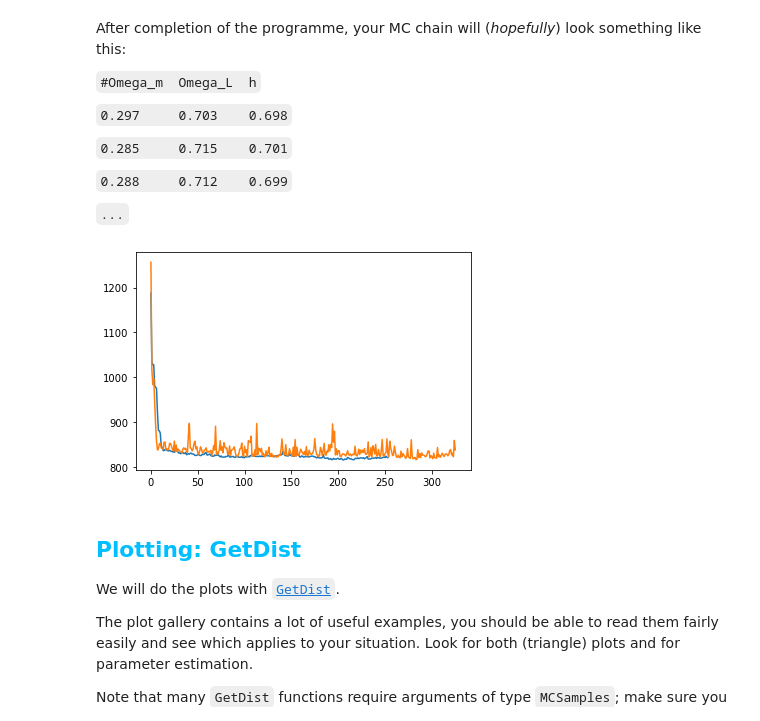
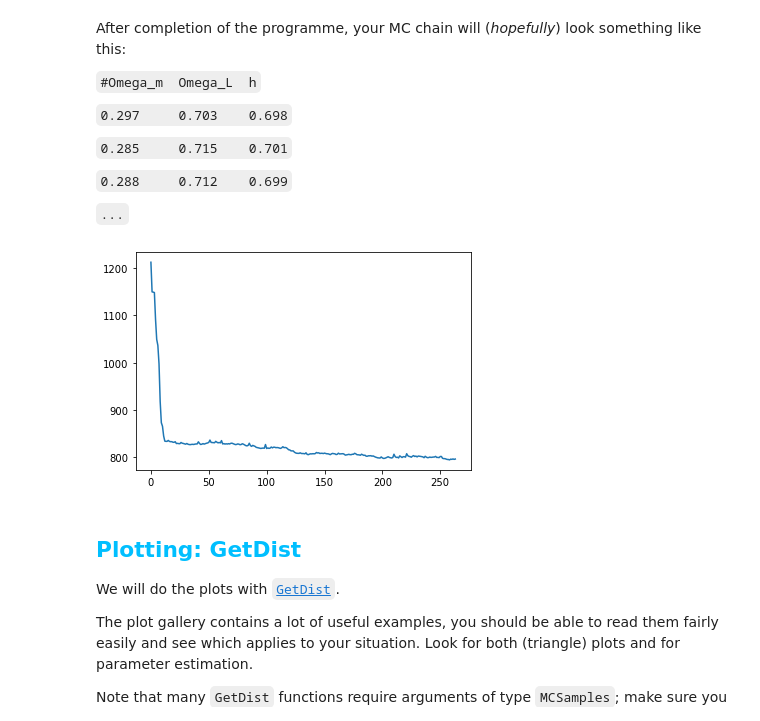
Before and after one commit to Snrts/PRA3024_BigDataInPhysics_SanneAarts, a Jupyter notebook: PRA3024_2223_COSMOLOGY_cython.ipynb, the cells around one changed output. Saved outputs shown, nothing was run; the diff lists cells and outputs as text; code cells hidden in the pictures.

```diff
--- a/PRA3024_2223_COSMOLOGY_cython.ipynb
+++ b/PRA3024_2223_COSMOLOGY_cython.ipynb
@@ -523,0 +451,3 @@ while n < N_steps:
+# %%
+data = pd.read_csv("MC_Chain_SNIa.dat", sep="\t")
+data
@@ -534,11 +478,11 @@ After completion of the programme, your MC chain will (*hopefully*) look somethi
 
 `...`
 # %%
-plt.plot(accepted, label='Accepted')
-plt.plot(rejected, label='rejected')
+plt.plot(data["chi2"], label='Accepted')
+# plt.plot(rejected, label='rejected')
 plt.show()
 # %% [output]
-[figure, old version]
+[figure, new version]
 # %% [markdown]
 ## <font color='deepskyblue'>Plotting: GetDist</font>
 
```
Also changed, not shown: parts of 7 cells of this notebook.
